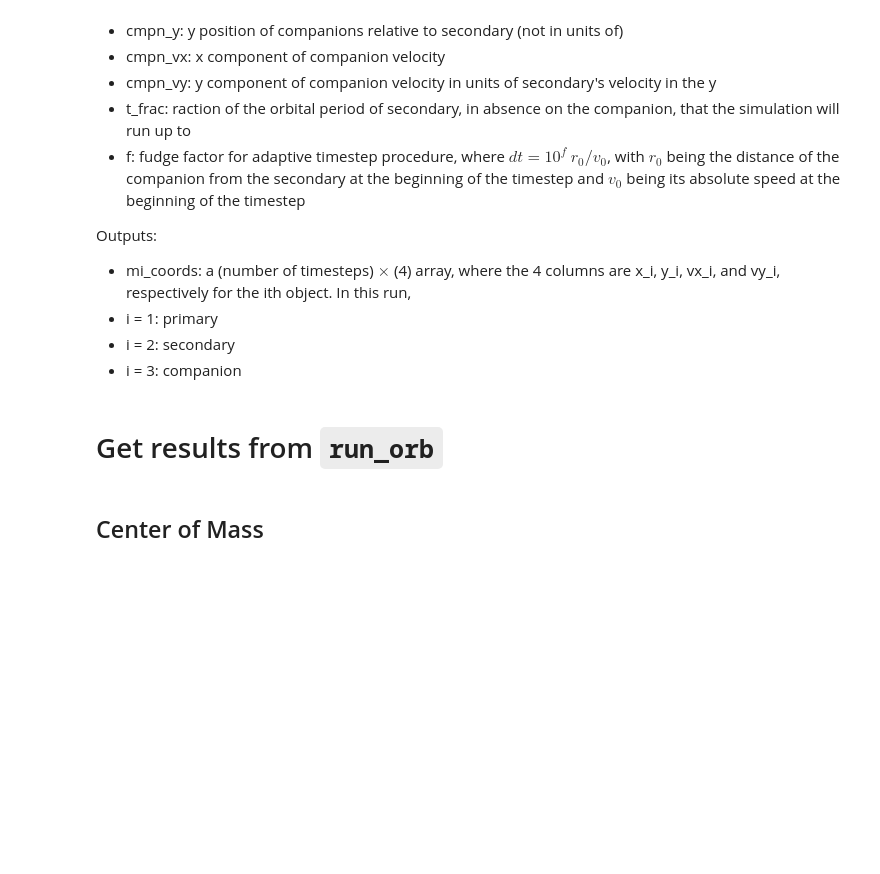
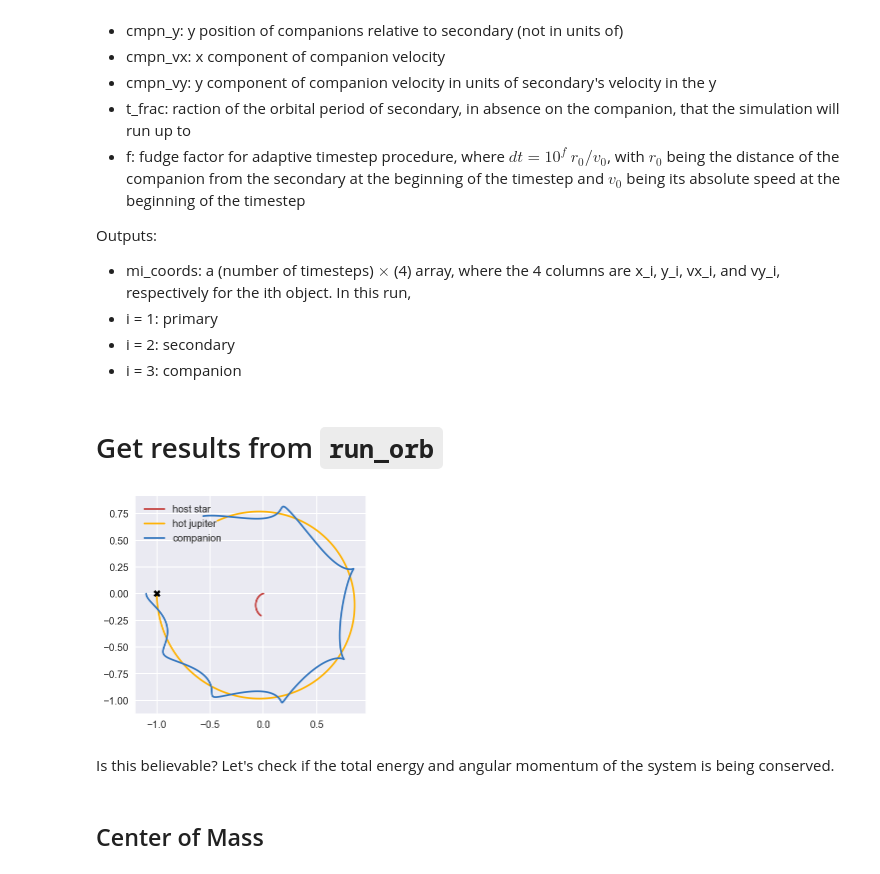
Before and after one commit to icweaver/moon-orbit, a Jupyter notebook: orbit.ipynb, the cells around one changed output. Cells and saved outputs as stored; diff of their text form; code cells hidden in the pictures; blank space fills up the shorter version.

```diff
--- a/orbit.ipynb
+++ b/orbit.ipynb
@@ -87,10 +87,10 @@ Outputs:
 * i = 3: companion
 # %%
 def run_orb(q, host_mass, scndry_mass, scndry_x, scndry_y, scndry_vx, scndry_vy,\
-cmpn_x, cmpn_y, cmpn_vx, cmpn_vy, t_frac, dt):
+cmpn_mass, cmpn_x, cmpn_y, cmpn_vx, cmpn_vy, t_frac):
     m_1 = host_mass # host star
     m_2 = scndry_mass #m_1 / 5000 # hot jupiter
-    m_3 = q * m_2  # companion
+    m_3 = cmpn_mass  # companion
 
     # m1: primary (hardcoded)
     x_1  =  0.0
@@ -124,11 +124,13 @@ cmpn_x, cmpn_y, cmpn_vx, cmpn_vy, t_frac, dt):
 
     t = 0
     t_list = [t]
+    dt_list = []
     while (t <= tmax):
         # r0, v0 based on speed at beginning of current timestep
         r0 = np.sqrt( (uold_3[0] - uold_2[0])**2 + (uold_3[1] - uold_2[1])**2 )
         v0 = np.sqrt(uold_3[2]**2 + uold_3[3]**2)
         dt = 10**(f) * r0 / v0
+        dt_list.append(dt)
 
         unew_1 = sho_RK4(t, uold_1, m_2, uold_2, m_3, uold_3, dt) # sun
         unew_2 = sho_RK4(t, uold_2, m_1, uold_1, m_3, uold_3, dt) # earth
@@ -145,39 +147,78 @@ cmpn_x, cmpn_y, cmpn_vx, cmpn_vy, t_frac, dt):
         t += dt
         t_list.append(t)
 
-    return m1_coord, m2_coord, m3_coord, np.array(t_list)
+    return m1_coord, m2_coord, m3_coord, np.array(t_list), np.array(dt_list)
 # %% [markdown]
 # Get results from `run_orb`
 # %%
 # mass ratio
 q              = 0.001
 # primary
 host_mass      = solMass
 # secondary
 scndry_mass    = 20*jupMass
 scndry_x       = -0.01*AU
 scndry_y       = 0.0
 scndry_vx      = 0.0
-scndry_vy      = -np.sqrt(G*m_1/np.abs(scndry_x)) # assuming Keplerian for now
+scndry_vy      = -np.sqrt(G*host_mass/np.abs(scndry_x)) # assuming Keplerian for now
 # companion
+cmpn_mass      = q*scndry_mass
 cmpn_x         = 1.1*scndry_x
 cmpn_y         = scndry_y
 cmpn_vx        = 0.0
 cmpn_vy        = 0.5*scndry_vy
 
 # time options
-t_frac         = 1.5
+t_frac         = 0.75
 f              = -2 # add to run_orb for adaptive timestep
 
 # r0, v0 based on speed at beginning of first timestep
 # use prescription inside while loop below for adaptive time-stepping
 #r0 = np.sqrt( (cmpn_x - scndry_x)**2 + (cmpn_y - scndry_y)**2 )
 #v0 = np.sqrt(cmpn_vx**2 + cmpn_vy**2)
 #dt = 10**(f) * r0 / v0
 
 # run simulation
-m1_coord, m2_coord, m3_coord, time = run_orb(q, host_mass, scndry_mass, scndry_x, scndry_y,\
-scndry_vx, scndry_vy, cmpn_x, cmpn_y, cmpn_vx, cmpn_vy, t_frac, dt)
+m1_coord, m2_coord, m3_coord, time, dt = run_orb(q, host_mass, scndry_mass, scndry_x, scndry_y,\
+scndry_vx, scndry_vy, cmpn_mass, cmpn_x, cmpn_y, cmpn_vx, cmpn_vy, t_frac)
+
+
+###########################################
+# Plot resulting trajectories
+###########################################
+fig, ax = plt.subplots(1,1)
+ax.set_aspect("equal")
+
+# normalize plot to initial orbital separation of secondary and primary a_0
+a_0 = np.abs(m2_coord[0][0])
+x_1 = m1_coord[:,0] / a_0
+y_1 = m1_coord[:,1] / a_0
+x_2 = m2_coord[:,0] / a_0
+y_2 = m2_coord[:,1] / a_0
+x_3 = m3_coord[:,0] / a_0
+y_3 = m3_coord[:,1] / a_0
+
+ax.plot(x_1, y_1, label='host star', color = sns.xkcd_palette(["reddish"])[0] )
+ax.plot(x_2, y_2, label='hot jupiter', color = sns.xkcd_palette(["amber"])[0])
+ax.plot(x_3, y_3, label='companion', color = sns.xkcd_palette(["windows blue"])[0])
+ax.plot(x_2[0], y_2[0], 'kX')
+#ax.plot(COM_coord[:,0] / L, COM_coord[:,1] / L, 'g.')
+
+margin = 0.1
+lim_x_neg = np.min(np.concatenate((x_1,x_2,x_3))) - margin
+lim_x_pos = np.max(np.concatenate((x_1,x_2,x_3))) + margin
+lim_y_neg = np.min(np.concatenate((y_1,y_2,y_3))) - margin
+lim_y_pos = np.max(np.concatenate((y_1,y_2,y_3))) + margin
+
+ax.set_xlim(lim_x_neg, lim_x_pos)
+ax.set_ylim(lim_y_neg, lim_y_pos)
+ax.legend(loc='best')
+
+plt.show()
+# %% [output]
+[figure, added]
+# %% [markdown]
+Is this believable? Let's check if the total energy and angular momentum of the system is being conserved.
 # %% [markdown]
 ## Center of Mass
 # %% [markdown]
```
Also changed, not shown: parts of 20 cells of this notebook, 2 other files.
